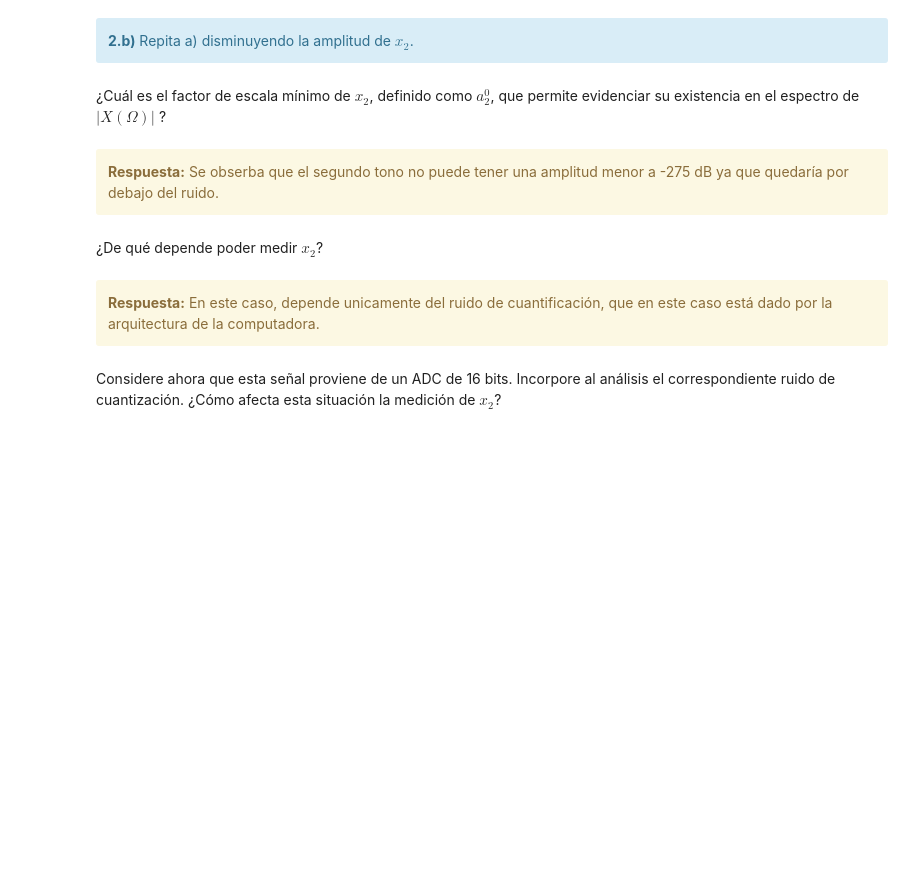
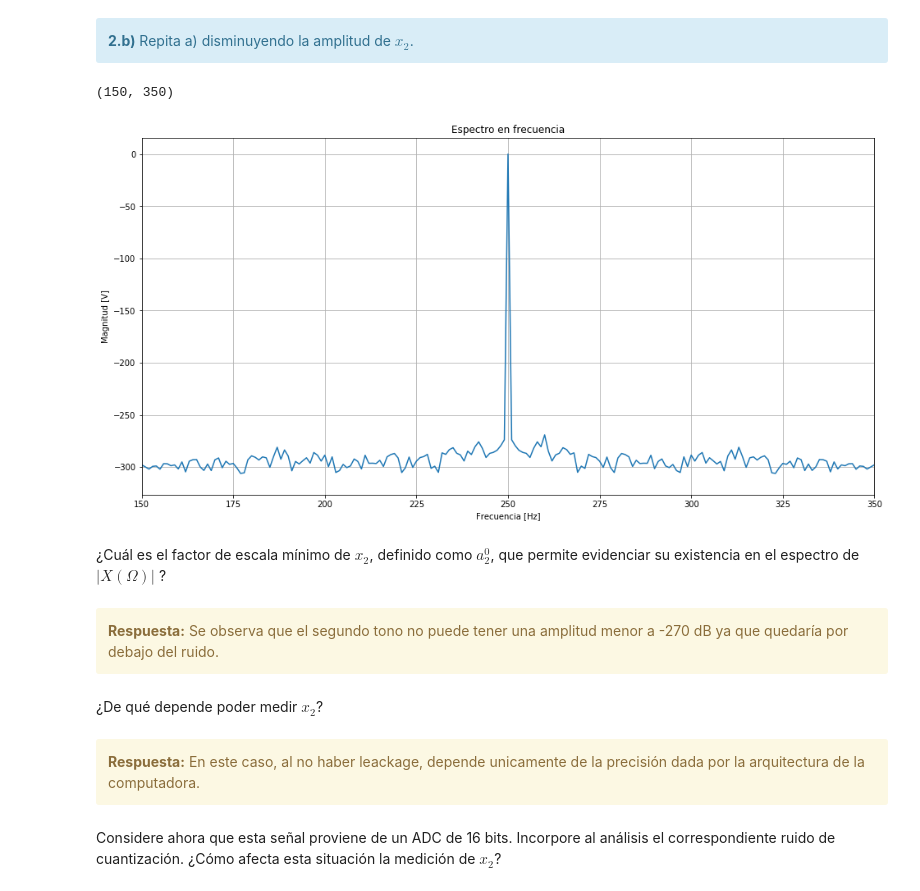
Before and after one commit to franmaiocchi/DSP, a Jupyter notebook: TP2/TP2 - Ventanas.ipynb, the cells around one changed output. Saved outputs shown, nothing was run; the diff lists cells and outputs as text; code cells hidden in the pictures; blank space fills up the shorter version.

```diff
--- a/TP2/TP2 - Ventanas.ipynb
+++ b/TP2/TP2 - Ventanas.ipynb
@@ -347,39 +343,34 @@ plt.xlim((150,350))
 <b>2.b)</b> Repita a) disminuyendo la amplitud de $x_2$.
 </div>
 # %%
-a2 = pow(10, -13.75)*a1
+a2 = pow(10, -13.5)*a1
 
 x2 = generador_senoidal(fs, f02, N, a2)
 signal2 = x1 + x2
 
 spectrum = spectrum_analyzer(signal2, fs, N, plot = False)
 
-plt.figure(figsize = (12, 12))
-plt.subplot(2,1,1)
-plt.grid()
-plt.title('Señal en el tiempo')
-plt.xlabel('Tiempo [Seg]')
-plt.ylabel('Amplitud [V]')
-plt.plot(tt, signal2)
-
-plt.subplot(2,1,2)
+plt.figure(figsize = (16, 8))
 plt.grid()
 plt.title('Espectro en frecuencia')
 plt.plot(ff[0:int(N//2+1)], 20*np.log10(2.0/N * np.abs(spectrum[0:int(N//2+1)]) + np.finfo(float).eps))
 plt.xlabel('Frecuencia [Hz]')
 plt.ylabel('Magnitud [V]')
 plt.xlim((150,350))
+# %% [output]
+(150, 350)
+[figure, added]
 # %% [markdown]
 ¿Cuál es el factor de escala mínimo de $x_2$, definido como $a^0_2$, que permite evidenciar su existencia en el espectro de $\lvert X(\Omega) \rvert$ ?
 # %% [markdown]
 <div class="alert alert-block alert-warning">
-<b>Respuesta:</b> Se obserba que el segundo tono no puede tener una amplitud menor a -275 dB ya que quedaría por debajo del ruido.
+<b>Respuesta:</b> Se observa que el segundo tono no puede tener una amplitud menor a -270 dB ya que quedaría por debajo del ruido.
 </div>
 # %% [markdown]
 ¿De qué depende poder medir $x_2$?
 # %% [markdown]
 <div class="alert alert-block alert-warning">
-<b>Respuesta:</b> En este caso, depende unicamente del ruido de cuantificación, que en este caso está dado por la arquitectura de la computadora.
+<b>Respuesta:</b> En este caso, al no haber leackage, depende unicamente de la precisión dada por la arquitectura de la computadora.
 </div>
 # %% [markdown]
 Considere ahora que esta señal proviene de un ADC de 16 bits. Incorpore al análisis el correspondiente ruido de cuantización. ¿Cómo afecta esta situación la medición de $x_2$?
```
Also changed, not shown: parts of 16 cells of this notebook.
